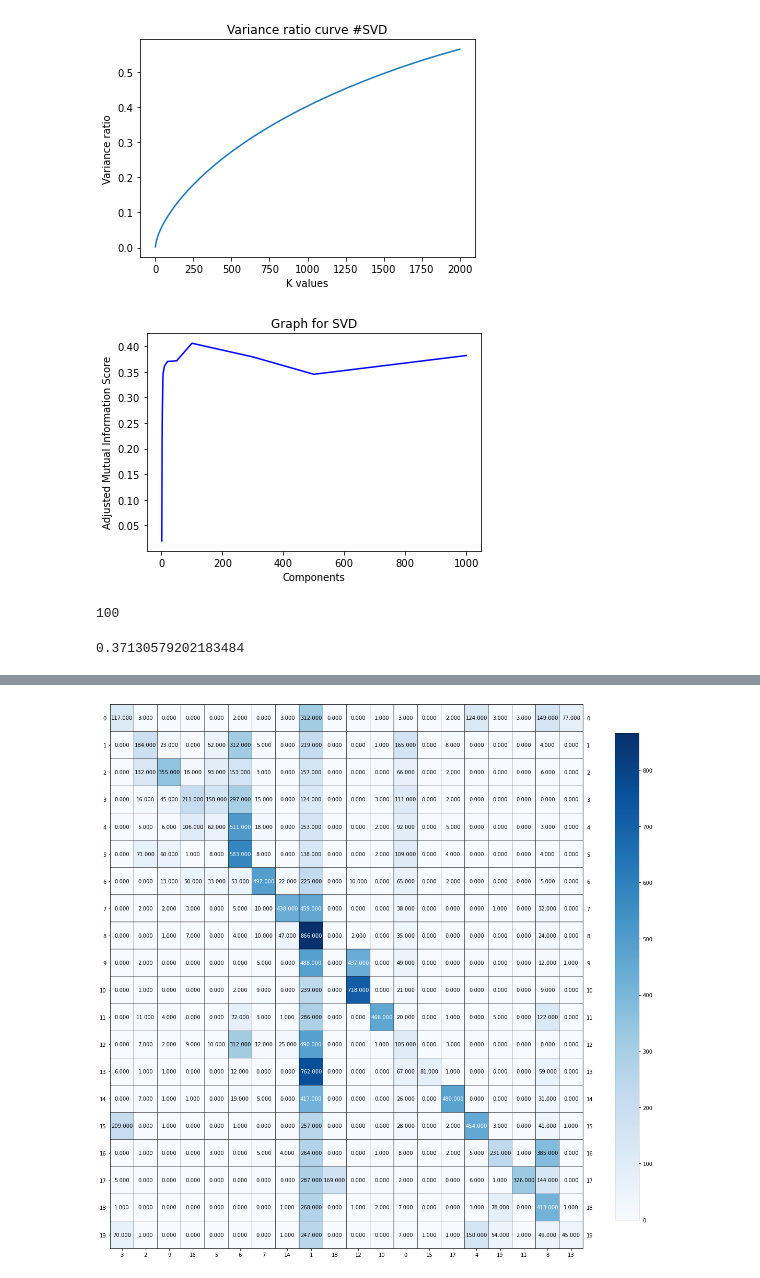
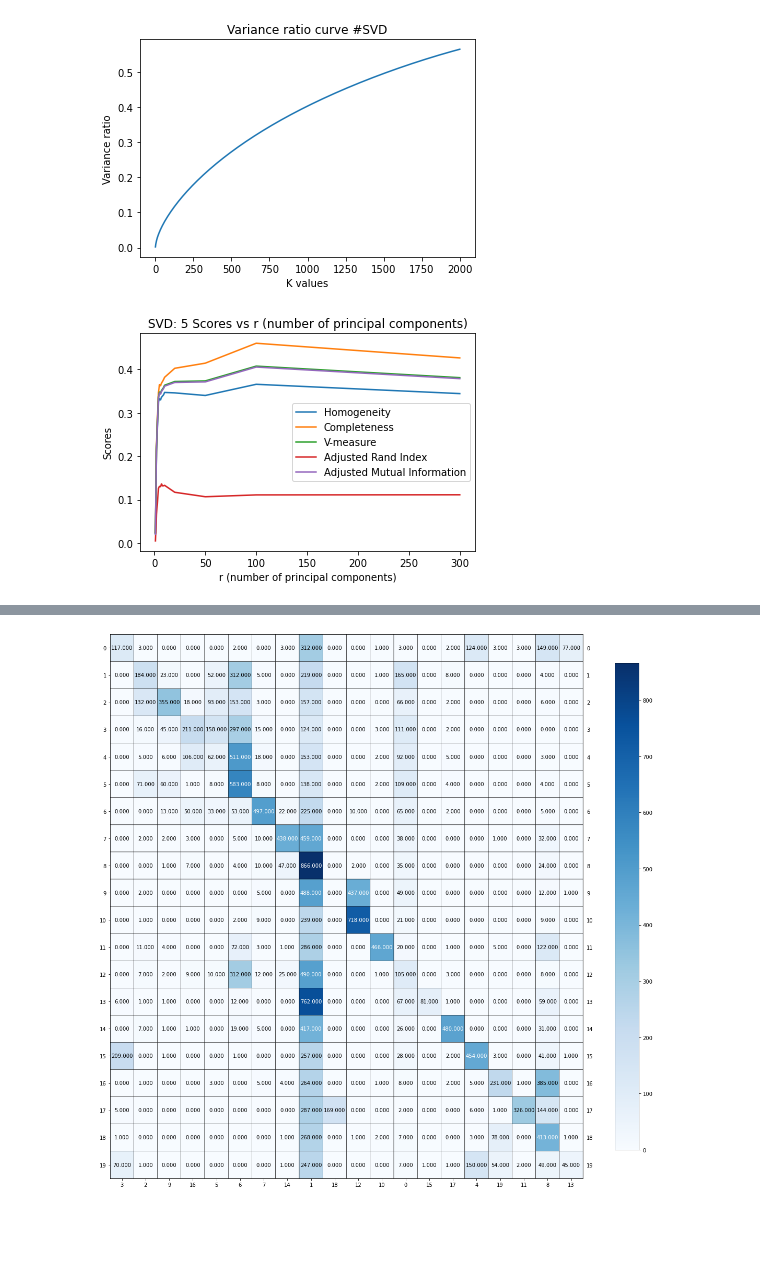
Before and after one commit to diplav09/Data-Representations-and-Clustering, a Jupyter notebook: Data_Representation_Clustering_Diplav.ipynb, the cells around one changed output, grey strips where cells are left out. Saved outputs shown, nothing was run; the diff lists cells and outputs as text; code cells hidden in the pictures; blank space fills up the shorter version.

```diff
--- a/Data_Representation_Clustering_Diplav.ipynb
+++ b/Data_Representation_Clustering_Diplav.ipynb
@@ -170,22 +170,19 @@ for k in r:
     SVDScores_V_measure.append(scores['V_measure'])
     SVDScores_AdjustedRandIndex.append(scores['AdjustedRandIndex'])
     SVDScores_Adjusted_mutual_information_score.append(scores['Adjusted_mutual_information_score'])
-# %%
-plt.plot(r, SVDScores_Adjusted_mutual_information_score, color='b')
-
-plt.xlabel("Components")
-plt.ylabel("Adjusted Mutual Information Score")
-plt.title("Graph for SVD")
-
-plt.show()
-# %% [output]
-[figure, removed]
-# %%
-r[np.argmax(SVDScores_Adjusted_mutual_information_score)]
-# %% [output]
-100
-# %%
-SVDScores_Adjusted_mutual_information_score[6]
-# %% [output]
-0.37130579202183484
+# %%
+def plot_dense_scores(ranks, hs, cs, vs, ars, ams, title):
+  plt.plot(ranks, hs, label = "Homogeneity")
+  plt.plot(ranks, cs, label = "Completeness")
+  plt.plot(ranks, vs, label = "V-measure")
+  plt.plot(ranks, ars, label = "Adjusted Rand Index")
+  plt.plot(ranks, ams, label = "Adjusted Mutual Information")
+  plt.title(title)
+  plt.xlabel("r (number of principal components)")
+  plt.ylabel("Scores")
+  plt.legend()
+# %%
+plot_dense_scores(ranks, SVDScores_Homogeneity, SVDScores_Completeness, SVDScores_V_measure, SVDScores_AdjustedRandIndex, SVDScores_Adjusted_mutual_information_score, "SVD: 5 Scores vs r (number of principal components)")
+# %% [output]
+[figure, added]
 # %%
```
Also changed, not shown: parts of 27 cells of this notebook, 1 other file.
